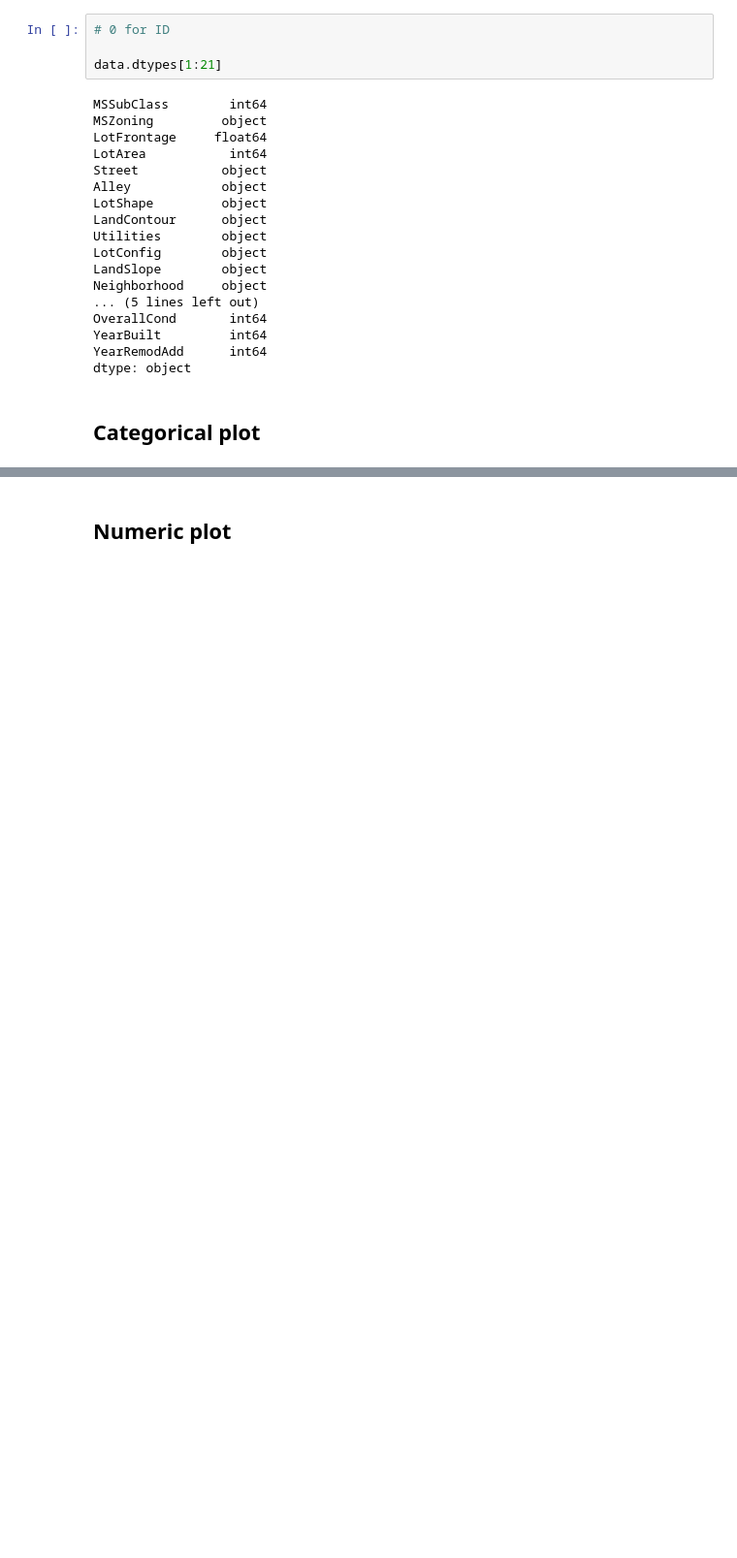
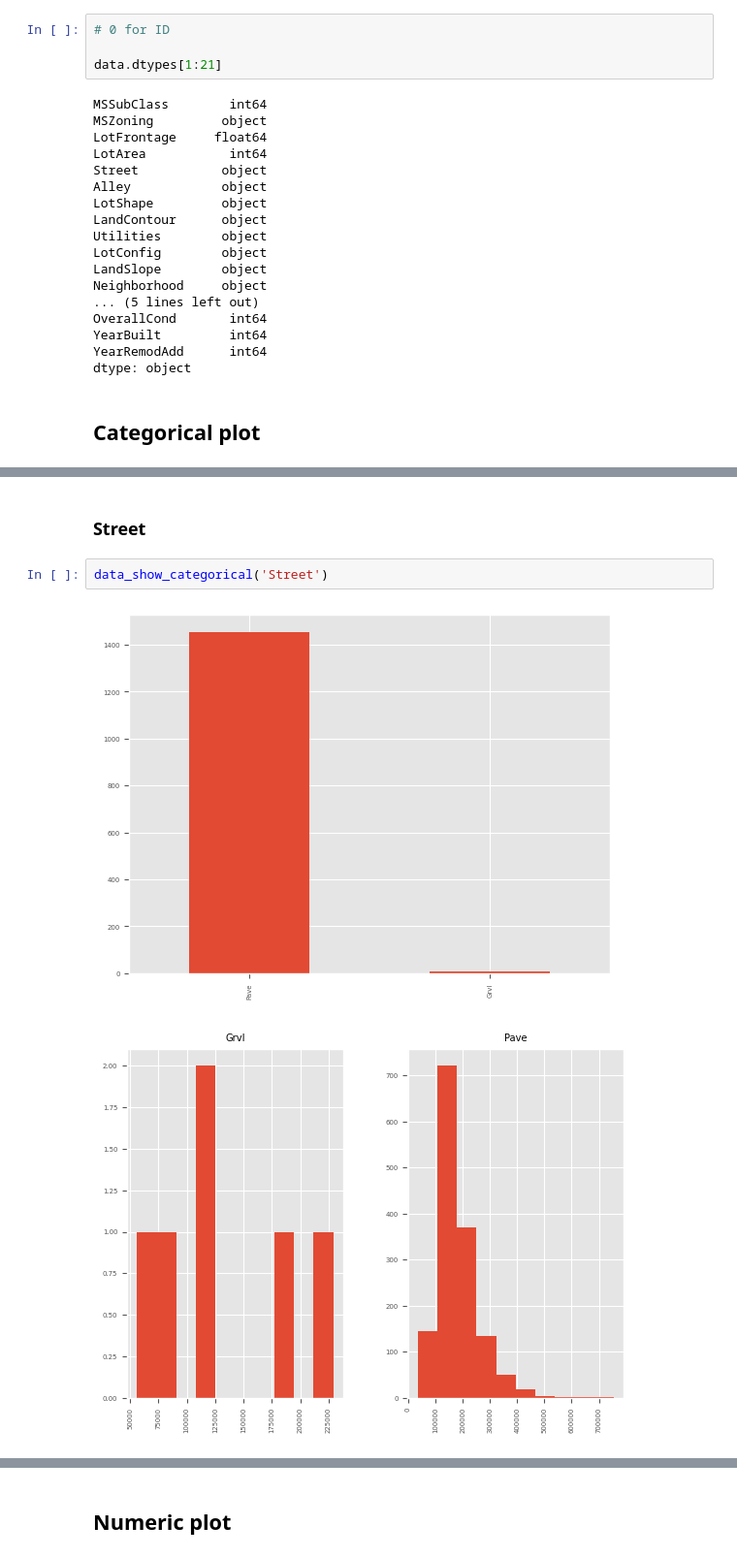
Before and after one commit to yichen-huang/House-Prices-Advanced-Regression-Techniques, a Jupyter notebook: data_understanding_yh.ipynb, the cells around one changed output, grey strips where cells are left out. Shown: that part at 97% size. Cells and saved outputs as stored; diff of their text form; blank space fills up the shorter version.

```diff
--- a/data_understanding_yh.ipynb
+++ b/data_understanding_yh.ipynb
@@ -195,0 +212,7 @@ SyntaxError: invalid syntax (2839375596.py, line 4)
+# %% [markdown]
+### Street
+# %%
+data_show_categorical('Street')
+# %% [output]
+[figure, added]
+[figure, added]
```
Also changed, not shown: parts of 40 cells of this notebook.
